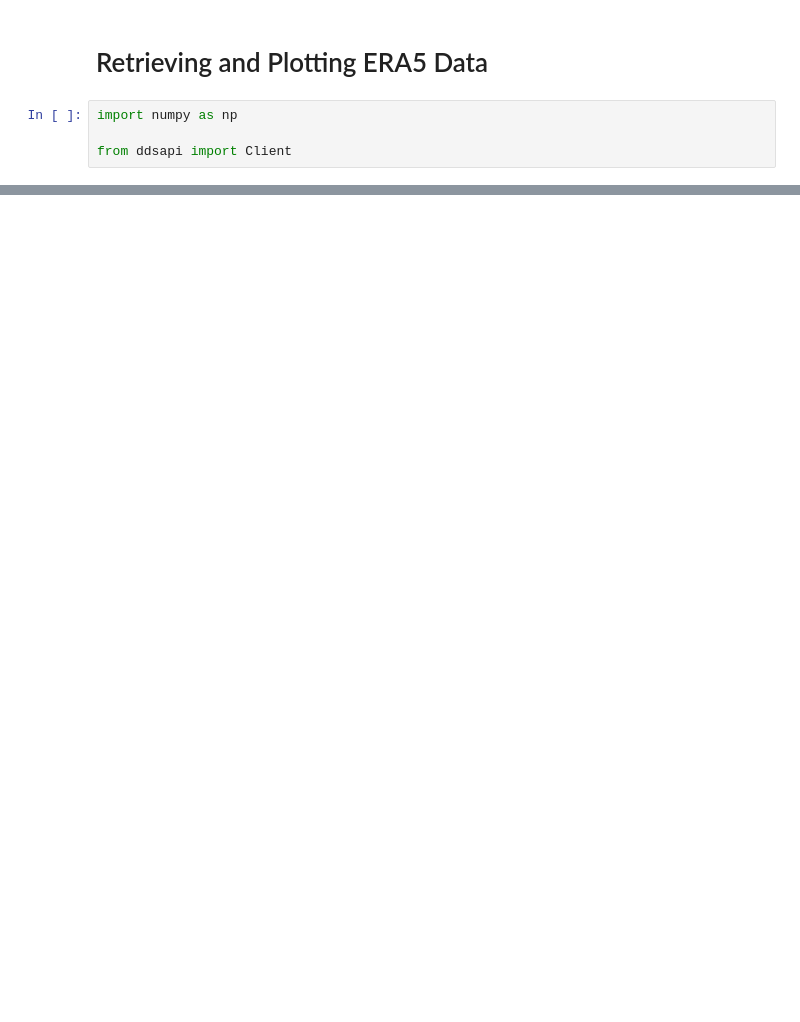
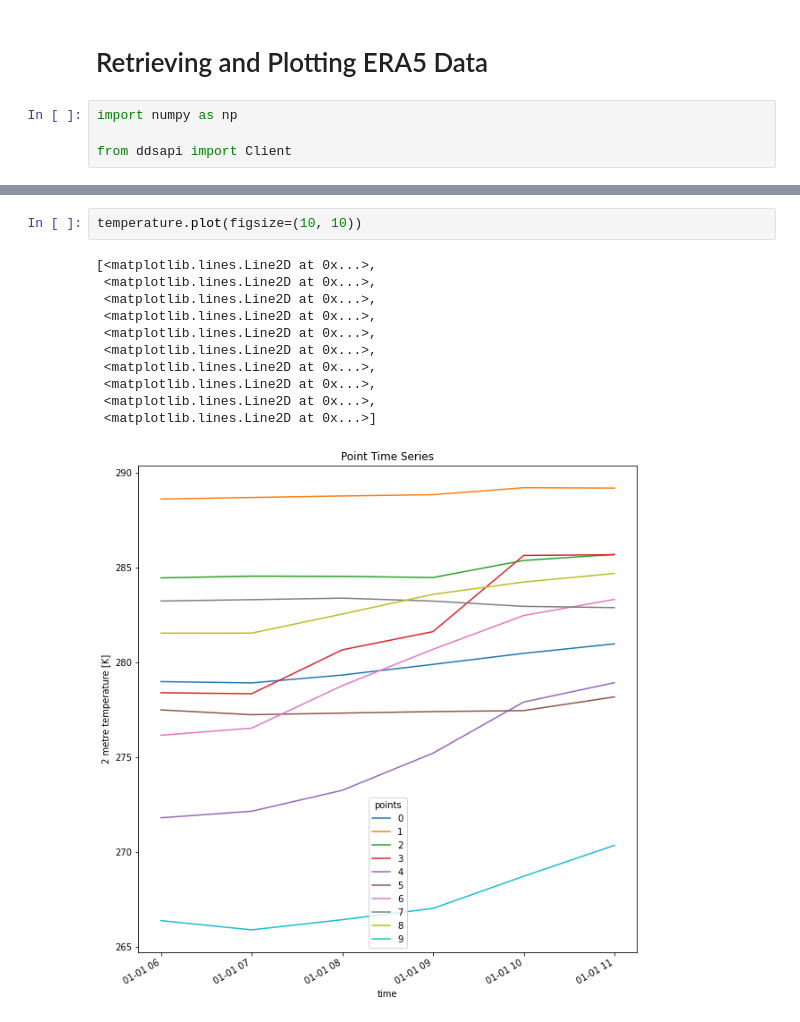
Before and after one commit to CMCC-Foundation/geokube, a Jupyter notebook: examples/plot/era5-simple-points.ipynb, the cells around one changed output, grey strips where cells are left out. Saved outputs shown, nothing was run; the diff lists cells and outputs as text; blank space fills up the shorter version.

Commit message:
Added option to plot time series

```diff
--- a/examples/plot/era5-simple-points.ipynb
+++ b/examples/plot/era5-simple-points.ipynb
@@ -37,0 +95,14 @@ temperature
+# %%
+temperature.plot(figsize=(10, 10))
+# %% [output]
+[<matplotlib.lines.Line2D at 0x...>,
+ <matplotlib.lines.Line2D at 0x...>,
+ <matplotlib.lines.Line2D at 0x...>,
+ <matplotlib.lines.Line2D at 0x...>,
+ <matplotlib.lines.Line2D at 0x...>,
+ <matplotlib.lines.Line2D at 0x...>,
+ <matplotlib.lines.Line2D at 0x...>,
+ <matplotlib.lines.Line2D at 0x...>,
+ <matplotlib.lines.Line2D at 0x...>,
+ <matplotlib.lines.Line2D at 0x...>]
+[figure, added]
```
Also changed, not shown: parts of 9 cells of this notebook, 1 other file.
